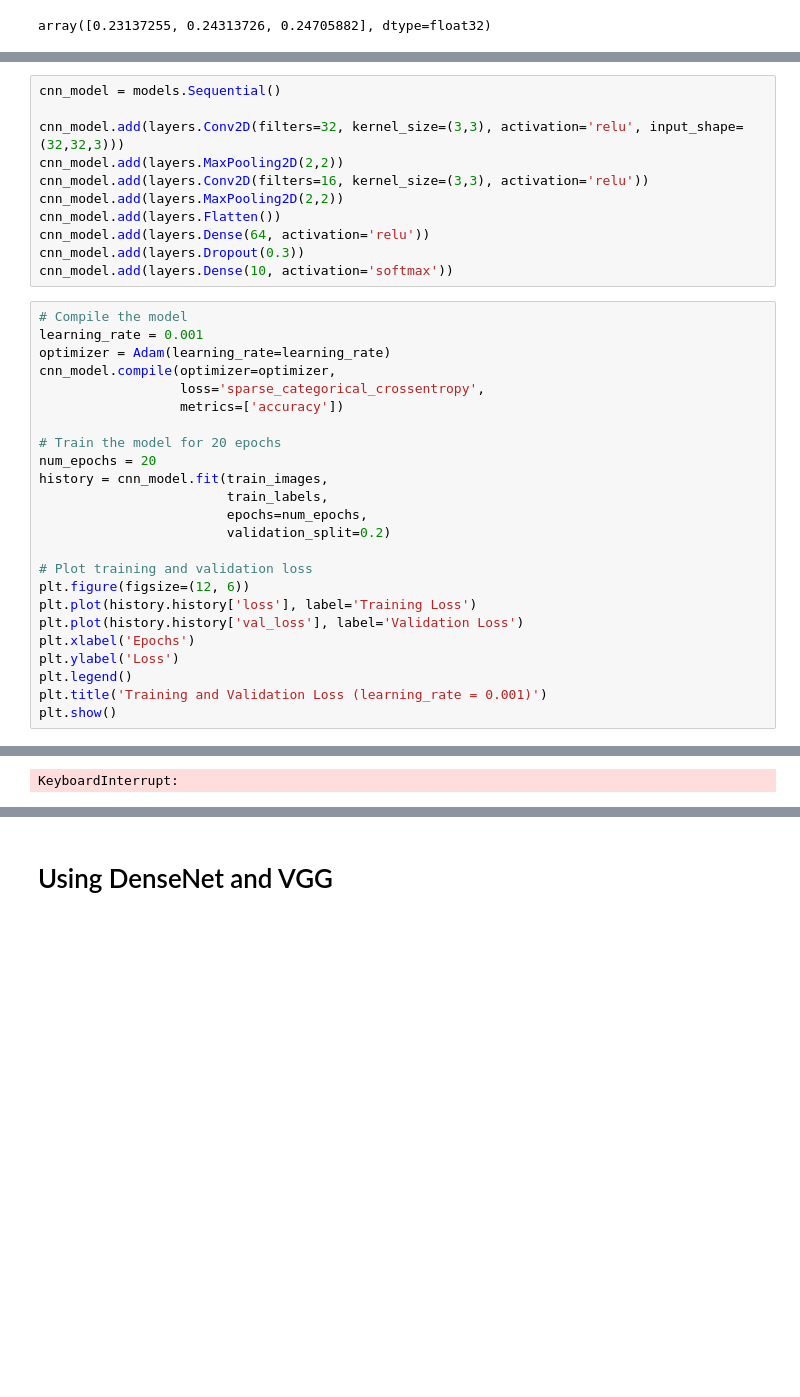
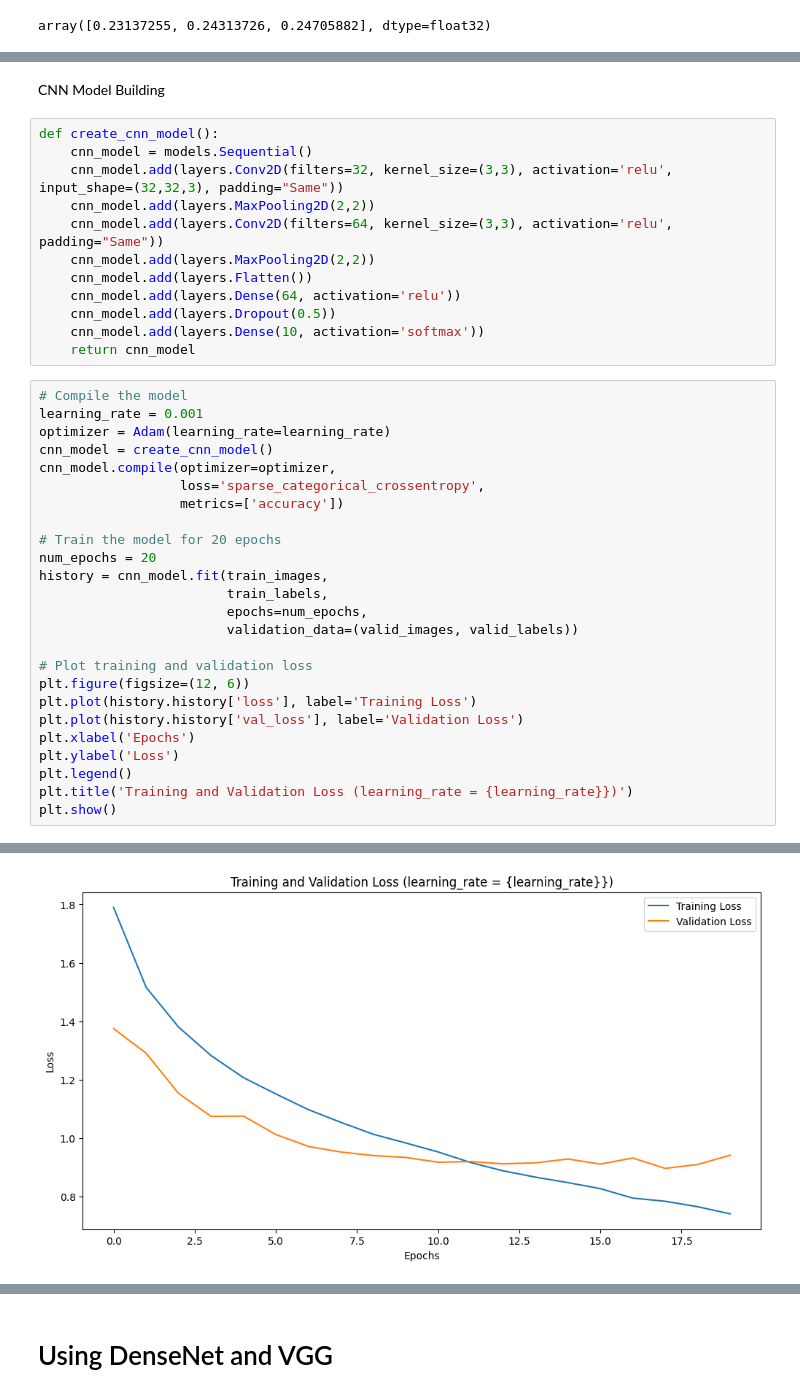
Before and after one commit to chamodAchintha/CNN-image-classification, a Jupyter notebook: CNN.ipynb, the cells around one changed output, grey strips where cells are left out. Saved outputs shown, nothing was run; the diff lists cells and outputs as text; blank space fills up the shorter version.

```diff
--- a/CNN.ipynb
+++ b/CNN.ipynb
@@ -42,18 +56,22 @@ array([0.23137255, 0.24313726, 0.24705882], dtype=float32)
+# %% [markdown]
+CNN Model Building
 # %%
-cnn_model = models.Sequential()
-
-cnn_model.add(layers.Conv2D(filters=32, kernel_size=(3,3), activation='relu', input_shape=(32,32,3)))
-cnn_model.add(layers.MaxPooling2D(2,2))
-cnn_model.add(layers.Conv2D(filters=16, kernel_size=(3,3), activation='relu'))
-cnn_model.add(layers.MaxPooling2D(2,2))
-cnn_model.add(layers.Flatten())
-cnn_model.add(layers.Dense(64, activation='relu'))
-cnn_model.add(layers.Dropout(0.3))
-cnn_model.add(layers.Dense(10, activation='softmax'))
+def create_cnn_model():
+    cnn_model = models.Sequential()
+    cnn_model.add(layers.Conv2D(filters=32, kernel_size=(3,3), activation='relu', input_shape=(32,32,3), padding="Same"))
+    cnn_model.add(layers.MaxPooling2D(2,2))
+    cnn_model.add(layers.Conv2D(filters=64, kernel_size=(3,3), activation='relu', padding="Same"))
+    cnn_model.add(layers.MaxPooling2D(2,2))
+    cnn_model.add(layers.Flatten())
+    cnn_model.add(layers.Dense(64, activation='relu'))
+    cnn_model.add(layers.Dropout(0.5))
+    cnn_model.add(layers.Dense(10, activation='softmax'))
+    return cnn_model
 # %%
 # Compile the model
 learning_rate = 0.001
 optimizer = Adam(learning_rate=learning_rate)
+cnn_model = create_cnn_model()
 cnn_model.compile(optimizer=optimizer,
                   loss='sparse_categorical_crossentropy',
                   metrics=['accuracy'])
@@ -63,7 +81,7 @@ num_epochs = 20
 history = cnn_model.fit(train_images,
                         train_labels,
                         epochs=num_epochs,
-                        validation_split=0.2)
+                        validation_data=(valid_images, valid_labels))
 
 # Plot training and validation loss
 plt.figure(figsize=(12, 6))
@@ -72,7 +90,7 @@ plt.plot(history.history['val_loss'], label='Validation Loss')
 plt.xlabel('Epochs')
 plt.ylabel('Loss')
 plt.legend()
-plt.title('Training and Validation Loss (learning_rate = 0.001)')
+plt.title('Training and Validation Loss (learning_rate = {learning_rate}})')
 plt.show()
 # %% [output]
 Epoch 1/20
@@ -79,2 +113,2 @@ Epoch 1/20
-KeyboardInterrupt:
+[figure, added]
 # %%
```
Also changed, not shown: parts of 16 cells of this notebook.
